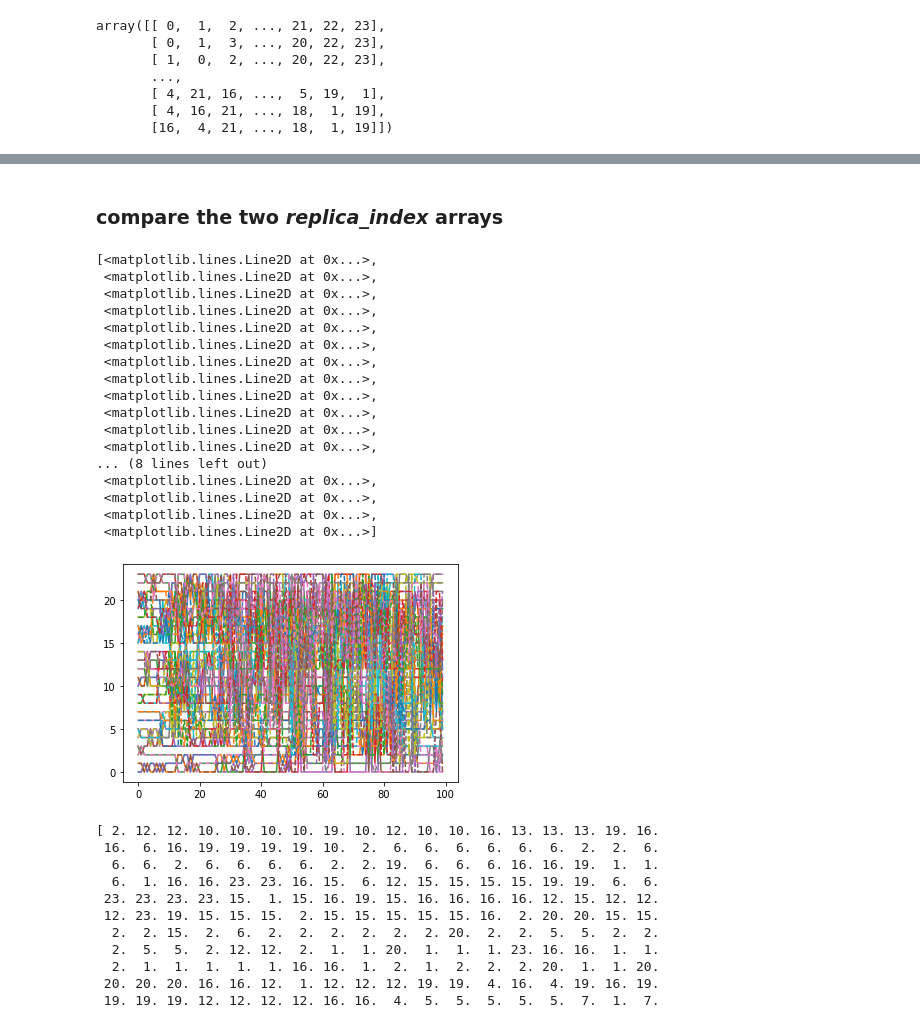
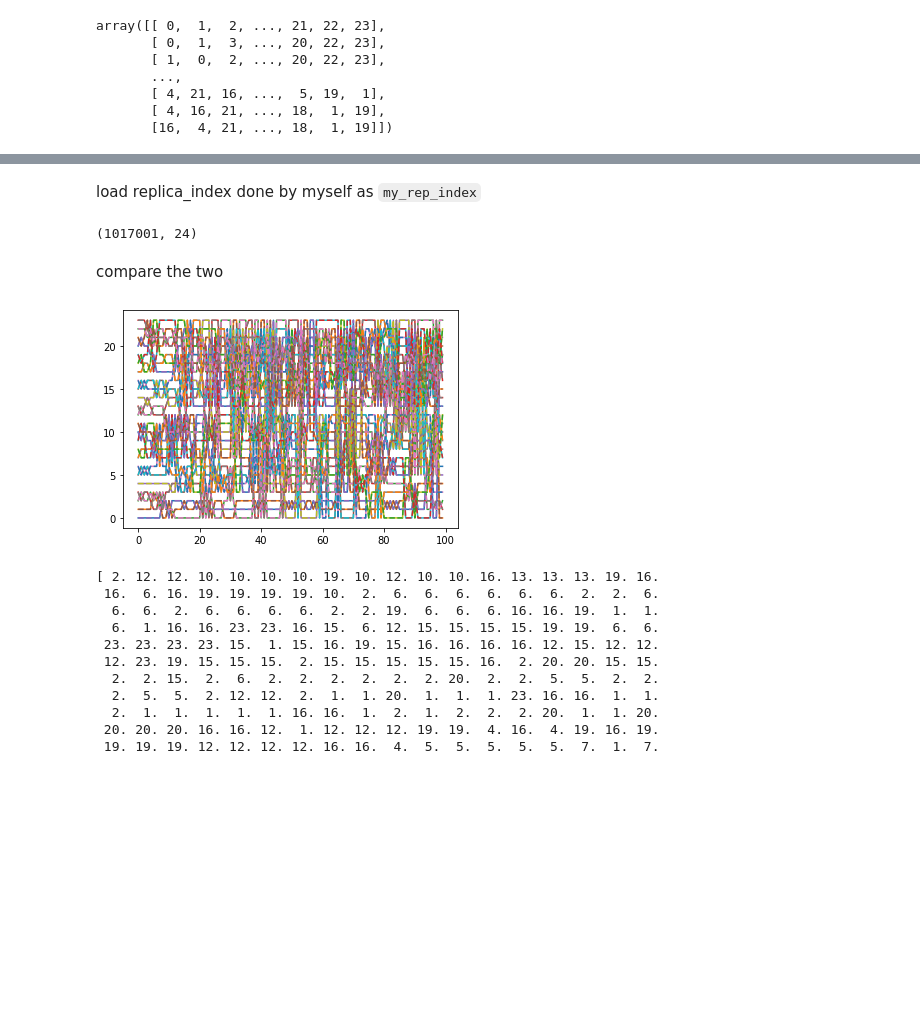
Before and after one commit to IvanGilardoni/my_scripts, a Jupyter notebook: demuxing/demuxing_last.ipynb, the cells around one changed output, grey strips where cells are left out. Drawn from its saved outputs; the diff is of its cells as text; code cells hidden in the pictures; blank space fills up the shorter version.

Commit message:
fixed demuxing

```diff
--- a/demuxing/demuxing_last.ipynb
+++ b/demuxing/demuxing_last.ipynb
@@ -218,8 +218,10 @@ no!! do not skip first frame!
 # %%
-os.getcwd()
-
-path = '../../../../../../net/sbp/srnas2/sdimarco/AAAA/demuxing/'
+sys_name = 'AAAA'
+path = '../../../../../../net/sbp/srnas2/sdimarco/%s/demuxing/' % sys_name
 my_list = os.listdir(path)
 
-list(filter(lambda x: x.startswith('replica'), my_list))
+# list(filter(lambda x: x.startswith('replica'), my_list))
+rep_index_pl = np.loadtxt(path + 'replica_index_cat_stride.xvg')[:, 1:]
+
+print(rep_index_pl.shape)
 # %% [output]
@@ -260,28 +229,18 @@ array([[ 0.,  1.,  2., ..., 21., 22., 23.],
-# %% [markdown]
-### compare the two *replica_index* arrays
+# %% [markdown]
+load replica_index done by myself as `my_rep_index`
 # %%
-my_rep_index = np.loadtxt('../../demuxing_results_AAAA/2025_03_11_20_52_25_replica_index', delimiter=',')
+my_rep_index = np.loadtxt('../../demuxing_results_%s/2025_03_11_20_52_25_replica_index' % sys_name, delimiter=',')
+
+print(my_rep_index.shape)
+# %% [output]
+(1017001, 24)
+# %% [markdown]
+compare the two
 # %%
 plt.plot(rep_index_pl[:100])
-plt.plot(my_rep_index, '--')
+plt.plot(my_rep_index[:100], '--')
+plt.show()
 # %% [output]
-[<matplotlib.lines.Line2D at 0x...>,
- <matplotlib.lines.Line2D at 0x...>,
- <matplotlib.lines.Line2D at 0x...>,
- <matplotlib.lines.Line2D at 0x...>,
- <matplotlib.lines.Line2D at 0x...>,
- <matplotlib.lines.Line2D at 0x...>,
- <matplotlib.lines.Line2D at 0x...>,
- <matplotlib.lines.Line2D at 0x...>,
- <matplotlib.lines.Line2D at 0x...>,
- <matplotlib.lines.Line2D at 0x...>,
- <matplotlib.lines.Line2D at 0x...>,
- <matplotlib.lines.Line2D at 0x...>,
-... (8 lines left out)
- <matplotlib.lines.Line2D at 0x...>,
- <matplotlib.lines.Line2D at 0x...>,
- <matplotlib.lines.Line2D at 0x...>,
- <matplotlib.lines.Line2D at 0x...>]
-[figure, old version]
+[figure, new version]
 # %%
 n_temp = 18
```
Also changed, not shown: parts of 86 cells of this notebook, 2 other files.
